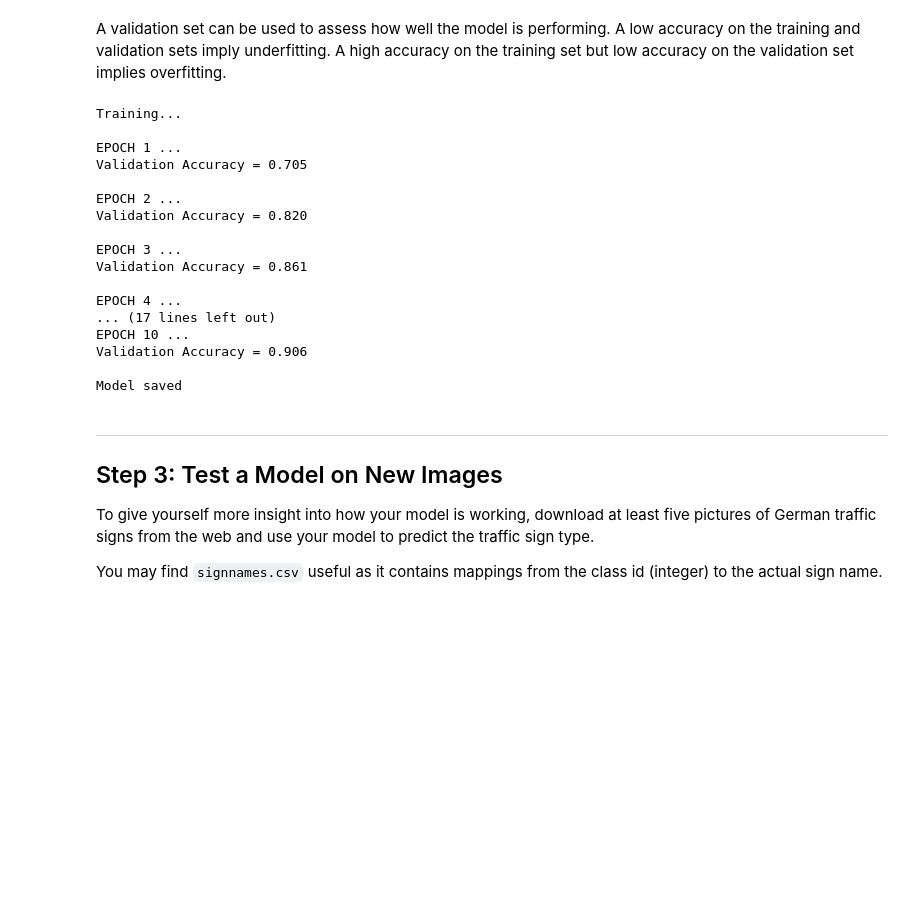
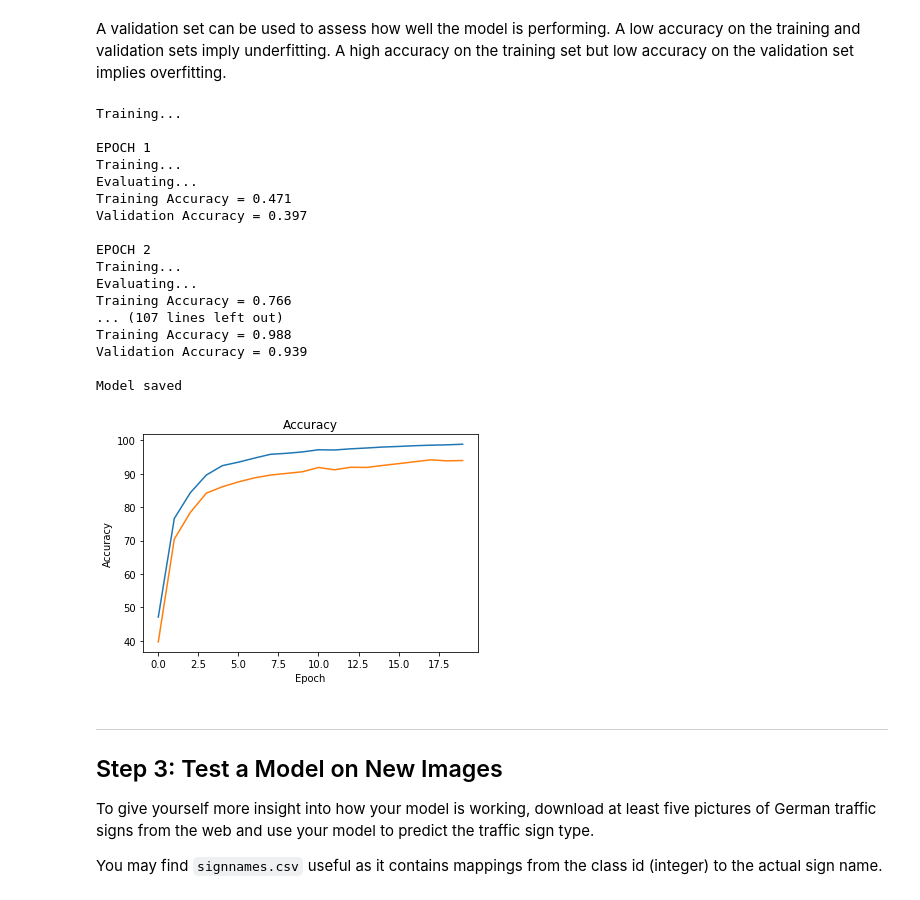
Before and after one commit to ivovandongen/CarND-Traffic-Sign-Classifier-Project, a Jupyter notebook: Traffic_Sign_Classifier.ipynb, the cells around one changed output. Saved outputs shown, nothing was run; the diff lists cells and outputs as text; code cells hidden in the pictures; blank space fills up the shorter version.

Commit message:
Training Accuracy = 0.988 Validation Accuracy = 0.939

```diff
--- a/Traffic_Sign_Classifier.ipynb
+++ b/Traffic_Sign_Classifier.ipynb
@@ -189,16 +201,17 @@ X_train, X_valid, X_test = [preprocess(X) for X in [X_train, X_valid, X_test]]
 import tensorflow as tf
 from tensorflow.contrib.layers import flatten
 
-def model(x):
+def model(x, keep_prob):
     # Hyperparameters
     mu = 0
     sigma = 0.1
 
     # Layer 1: Convolutional. Input = 32x32x3. Output = 28x28x6.
-    conv1_W = tf.Variable(tf.truncated_normal(shape=(5, 5, 3, 6), mean = mu, stddev = sigma))
+    conv1_W = tf.Variable(tf.truncated_normal(shape=(5, 5, 1, 6), mean = mu, stddev = sigma))
     conv1_b = tf.Variable(tf.zeros(6))
     conv1   = tf.nn.conv2d(x, conv1_W, strides=[1, 1, 1, 1], padding='VALID') + conv1_b
     conv1 = tf.nn.relu(conv1)
+    conv1 = tf.nn.dropout(conv1, keep_prob)
     # Pooling. Input = 28x28x6. Output = 14x14x6.
     conv1 = tf.nn.max_pool(conv1, ksize=[1, 2, 2, 1], strides=[1, 2, 2, 1], padding='VALID')
 
@@ -218,12 +231,14 @@ def model(x):
     fc1_b = tf.Variable(tf.zeros(120))
     fc1   = tf.matmul(fc0, fc1_W) + fc1_b
     fc1    = tf.nn.relu(fc1)
+    fc1 = tf.nn.dropout(fc1, keep_prob)
 
     # Layer 4: Fully Connected. Input = 120. Output = 84.
     fc2_W  = tf.Variable(tf.truncated_normal(shape=(120, 84), mean = mu, stddev = sigma))
     fc2_b  = tf.Variable(tf.zeros(84))
     fc2    = tf.matmul(fc1, fc2_W) + fc2_b
     fc2    = tf.nn.relu(fc2)
+    fc2 = tf.nn.dropout(fc2, keep_prob)
 
     # Layer 5: Fully Connected. Input = 84. Output = 43.
     fc3_W  = tf.Variable(tf.truncated_normal(shape=(84, 43), mean = mu, stddev = sigma))
@@ -246,17 +261,22 @@ sets imply underfitting. A high accuracy on the training set but low accuracy on
 import tensorflow as tf
 from sklearn.utils import shuffle
 
-EPOCHS = 10
-BATCH_SIZE = 128
+# EPOCHS = 10
+# BATCH_SIZE = 128
+EPOCHS = 20
+BATCH_SIZE = 256
+KEEP_PROB = 0.65
 
-x = tf.placeholder(tf.float32, (None, 32, 32, 3))
+x = tf.placeholder(tf.float32, (None, 32, 32, 1))
 y = tf.placeholder(tf.int32, (None))
+keep_prob = tf.placeholder(tf.float32)
 one_hot_y = tf.one_hot(y, 43)
 
 # Training pipeline
-rate = 0.001
+rate = 0.0007
+#rate = 0.001
 
-logits = model(x)
+logits = model(x, keep_prob)
 cross_entropy = tf.nn.softmax_cross_entropy_with_logits(labels=one_hot_y, logits=logits)
 loss_operation = tf.reduce_mean(cross_entropy)
 optimizer = tf.train.AdamOptimizer(learning_rate = rate)
@@ -273,11 +293,13 @@ def evaluate(X_data, y_data):
     sess = tf.get_default_session()
     for offset in range(0, num_examples, BATCH_SIZE):
         batch_x, batch_y = X_data[offset:offset+BATCH_SIZE], y_data[offset:offset+BATCH_SIZE]
-        accuracy = sess.run(accuracy_operation, feed_dict={x: batch_x, y: batch_y})
+        accuracy = sess.run(accuracy_operation, feed_dict={x: batch_x, y: batch_y, keep_prob: 1})
         total_accuracy += (accuracy * len(batch_x))
     return total_accuracy / num_examples
 
 # Train
+accuracy = {'training': [], 'validation':[]}
+
 with tf.Session() as sess:
     sess.run(tf.global_variables_initializer())
     num_examples = len(X_train)
@@ -285,14 +307,20 @@ with tf.Session() as sess:
     print("Training...")
     print()
     for i in range(EPOCHS):
+        print("EPOCH {}".format(i+1))
+        print("Training...")
         X_train, y_train = shuffle(X_train, y_train)
         for offset in range(0, num_examples, BATCH_SIZE):
             end = offset + BATCH_SIZE
             batch_x, batch_y = X_train[offset:end], y_train[offset:end]
-            sess.run(training_operation, feed_dict={x: batch_x, y: batch_y})
+            sess.run(training_operation, feed_dict={x: batch_x, y: batch_y, keep_prob: KEEP_PROB})
 
+        print("Evaluating...".format(i+1))
+        training_accuracy = evaluate(X_train, y_train)
         validation_accuracy = evaluate(X_valid, y_valid)
-        print("EPOCH {} ...".format(i+1))
+        accuracy["training"].append(training_accuracy);
+        accuracy["validation"].append(validation_accuracy);
+        print("Training Accuracy = {:.3f}".format(training_accuracy))
         print("Validation Accuracy = {:.3f}".format(validation_accuracy))
         print()
 
@@ -301,21 +329,30 @@ with tf.Session() as sess:
 # %% [output]
 Training...
 
-EPOCH 1 ...
-Validation Accuracy = 0.705
+EPOCH 1
+Training...
+Evaluating...
+Training Accuracy = 0.471
+Validation Accuracy = 0.397
 
-EPOCH 2 ...
-Validation Accuracy = 0.820
-
-EPOCH 3 ...
-Validation Accuracy = 0.861
-
-EPOCH 4 ...
-... (17 lines left out)
-EPOCH 10 ...
-Validation Accuracy = 0.906
+EPOCH 2
+Training...
+Evaluating...
+Training Accuracy = 0.766
+... (107 lines left out)
+Training Accuracy = 0.988
+Validation Accuracy = 0.939
 
 Model saved
+# %%
+plt.plot([100 * x for x in accuracy["training"]])
+plt.plot([100 * x for x in accuracy["validation"]])
+plt.title("Accuracy")
+plt.xlabel("Epoch")
+plt.ylabel("Accuracy")
+plt.show()
+# %% [output]
+[figure, added]
 # %% [markdown]
 ---
 
```
Also changed, not shown: parts of 3 cells of this notebook.
